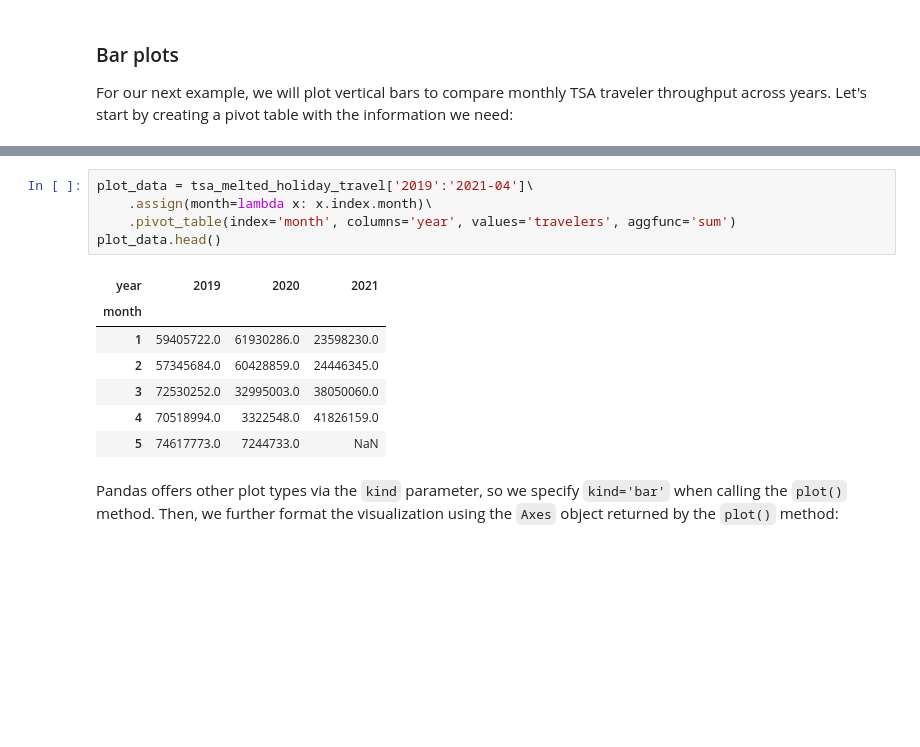
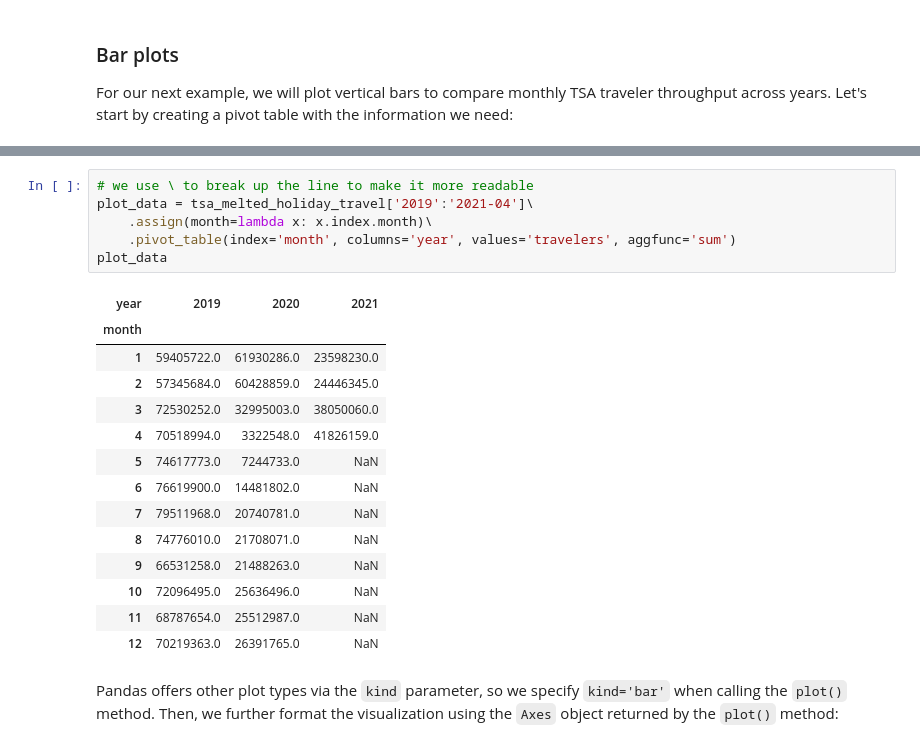
Before and after one commit to Vamir8429/Valerija_SheGoesTech, a Jupyter notebook: Day16_Pandas/3-data_visualization2.ipynb, the cells around one changed output, grey strips where cells are left out. Saved outputs shown, nothing was run; the diff lists cells and outputs as text; blank space fills up the shorter version.

```diff
--- a/Day16_Pandas/3-data_visualization.ipynb
+++ b/Day16_Pandas/3-data_visualization2.ipynb
@@ -58,16 +164,24 @@ For our next example, we will plot vertical bars to compare monthly TSA traveler
 # %%
+# we use \ to break up the line to make it more readable
 plot_data = tsa_melted_holiday_travel['2019':'2021-04']\
     .assign(month=lambda x: x.index.month)\
     .pivot_table(index='month', columns='year', values='travelers', aggfunc='sum')
-plot_data.head()
+plot_data
 # %% [output]
 | year | 2019 | 2020 | 2021 |
 | month |  |  |  |
 | 1 | 59405722.0 | 61930286.0 | 23598230.0 |
 | 2 | 57345684.0 | 60428859.0 | 24446345.0 |
 | 3 | 72530252.0 | 32995003.0 | 38050060.0 |
 | 4 | 70518994.0 | 3322548.0 | 41826159.0 |
 | 5 | 74617773.0 | 7244733.0 | NaN |
+| 6 | 76619900.0 | 14481802.0 | NaN |
+| 7 | 79511968.0 | 20740781.0 | NaN |
+| 8 | 74776010.0 | 21708071.0 | NaN |
+| 9 | 66531258.0 | 21488263.0 | NaN |
+| 10 | 72096495.0 | 25636496.0 | NaN |
+| 11 | 68787654.0 | 25512987.0 | NaN |
+| 12 | 70219363.0 | 26391765.0 | NaN |
 # %% [markdown]
 Pandas offers other plot types via the `kind` parameter, so we specify `kind='bar'` when calling the `plot()` method. Then, we further format the visualization using the `Axes` object returned by the `plot()` method:
 # %%
```
Also changed, not shown: parts of 16 cells of this notebook, 2 other files.
